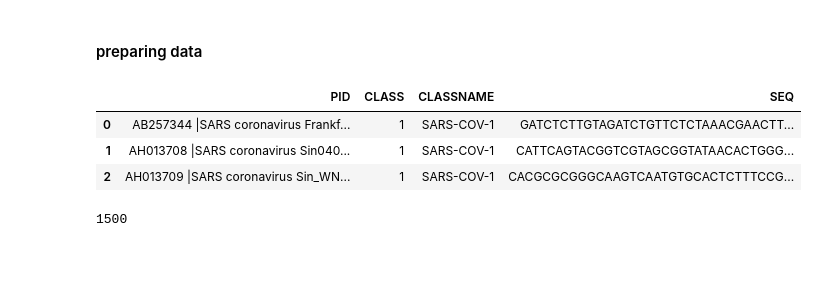
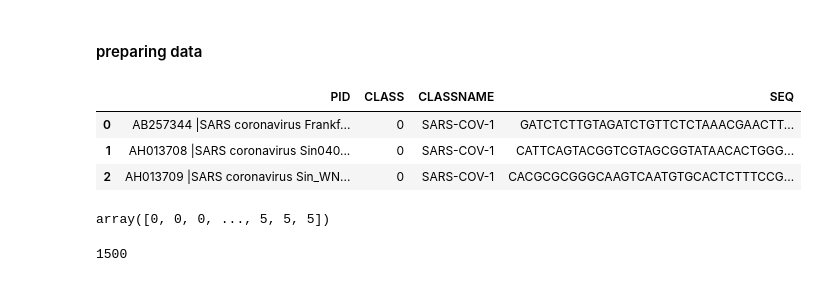
Before and after one commit to Moeinh77/Virus-DNA-classification-BERT, a Jupyter notebook: main.ipynb, the cells around one changed output. Drawn from its saved outputs; the diff is of its cells as text; code cells hidden in the pictures.

```diff
--- a/main.ipynb
+++ b/main.ipynb
@@ -22,17 +25,23 @@ zhihan1996/DNA_bert_6 loaded
 ### Kmer method
 # %% [markdown]
 #### preparing data
-# %%
-df_training = pd.read_csv('data/Trainingdata.csv')
-df_training.head(3)
-# %% [output]
-|  | PID | CLASS | CLASSNAME | SEQ |
-| 0 | AB257344 |SARS coronavirus Frankf... | 1 | SARS-COV-1 | GATCTCTTGTAGATCTGTTCTCTAAACGAACTT... |
-| 1 | AH013708 |SARS coronavirus Sin040... | 1 | SARS-COV-1 | CATTCAGTACGGTCGTAGCGGTATAACACTGGG... |
-| 2 | AH013709 |SARS coronavirus Sin_WN... | 1 | SARS-COV-1 | CACGCGCGGGCAAGTCAATGTGCACTCTTTCCG... |
 # %%
+df_training = pd.read_csv('data/Trainingdata.csv')
+#keep columns CLASS and SEQ
+# df_training = df_training[['CLASS', 'SEQ']]
+df_training['CLASS'] = df_training['CLASS'].apply(lambda x : x-1)
 # subtracting 1 from the class labels to make them start from 0
-df_training['CLASS'] = df_training['CLASS'].apply(lambda x : x-1)
+y_train = df_training['CLASS'].values
+df_training.head(3)
+# %% [output]
+|  | PID | CLASS | CLASSNAME | SEQ |
+| 0 | AB257344 |SARS coronavirus Frankf... | 0 | SARS-COV-1 | GATCTCTTGTAGATCTGTTCTCTAAACGAACTT... |
+| 1 | AH013708 |SARS coronavirus Sin040... | 0 | SARS-COV-1 | CATTCAGTACGGTCGTAGCGGTATAACACTGGG... |
+| 2 | AH013709 |SARS coronavirus Sin_WN... | 0 | SARS-COV-1 | CACGCGCGGGCAAGTCAATGTGCACTCTTTCCG... |
+# %%
+y_train
+# %% [output]
+array([0, 0, 0, ..., 5, 5, 5])
 # %%
 train_kmers = []
 for seq in df_training['SEQ']:
```
Also changed, not shown: parts of 11 cells of this notebook, 5 other files.
